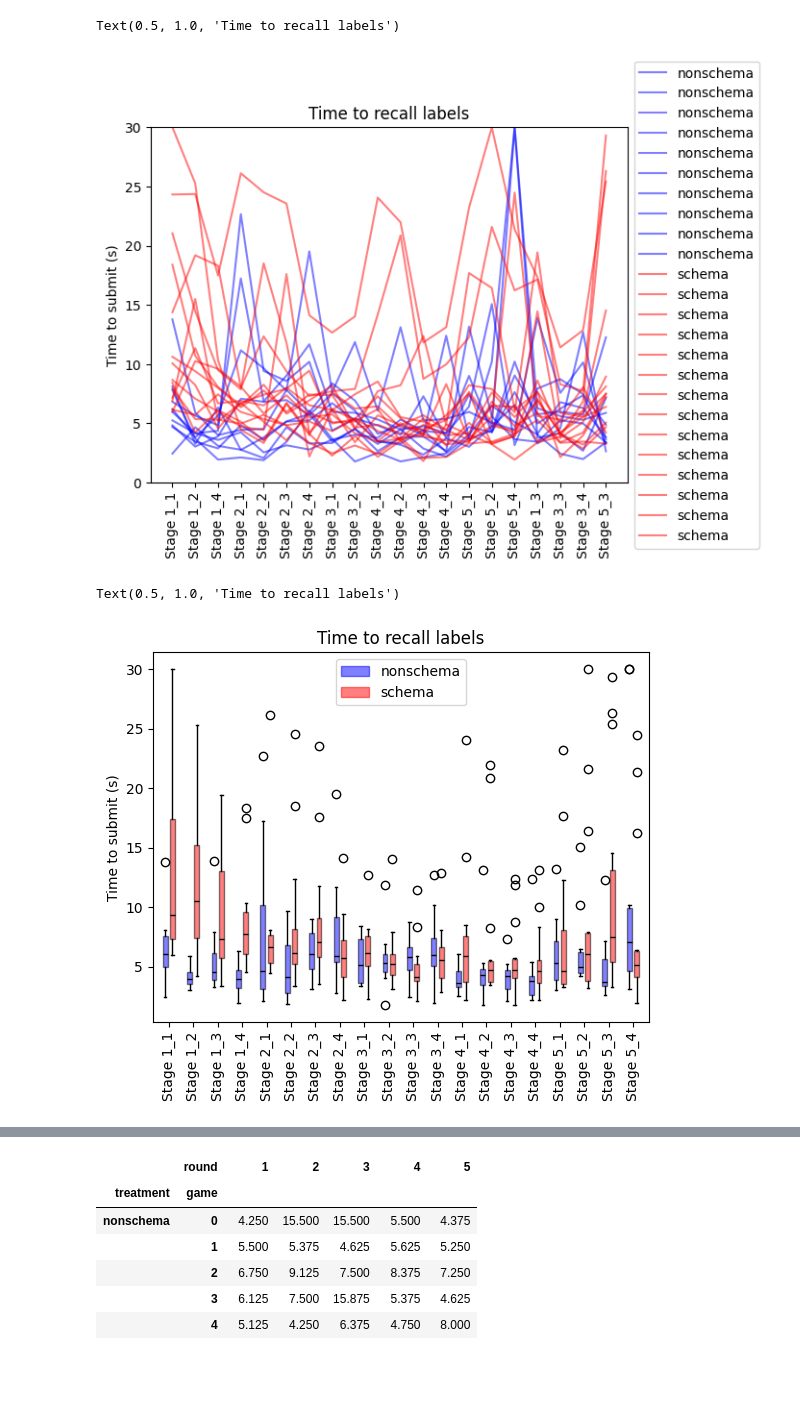
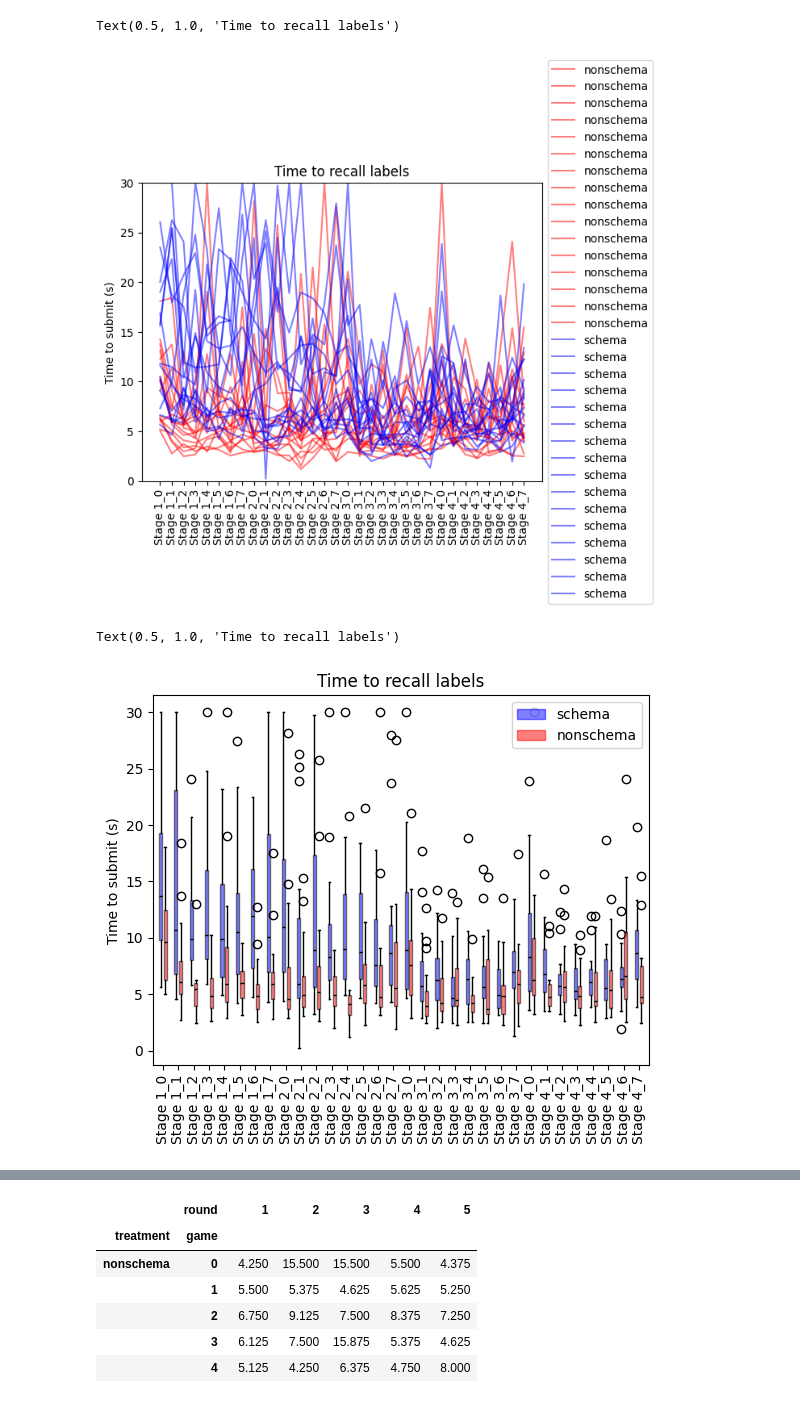
Before and after one commit to JamesPHoughton/organizational-schema-formation, a Jupyter notebook: pilot/revision_202503/analysis.ipynb, the cells around one changed output, grey strips where cells are left out. Saved outputs shown, nothing was run; the diff lists cells and outputs as text; code cells hidden in the pictures; blank space fills up the shorter version.

```diff
--- a/pilot/revision_202503/analysis.ipynb
+++ b/pilot/revision_202503/analysis.ipynb
@@ -34,8 +31,9 @@ import re
 # filename = 'batch_20240411_1440_MITMBA.scienceData.jsonl'
 # filename = 'batch_20240416_1753_MITMBA.scienceData.jsonl'
 filenames = [
-    "batch_20240411_1440_MITMBA.scienceData.jsonl",
-    "batch_20240416_1753_MITMBA.scienceData.jsonl"
+    # "batch_20250317_1538_pilotA.scienceData.jsonl",
+   "batch_20250618_1821_pilot.scienceData.jsonl",
+   "batch_20250708_1813_pilot.scienceData.jsonl"
 ]
 data = []
 for filename in filenames:
@@ -62,6 +60,6 @@ for i, row in enumerate(sorted_data):
     new_data.append(row)
 
 data = new_data
-index = pd.MultiIndex.from_tuples([(row['treatment']["name"], row['game'], row['player']) for row in data], names=['treatment', 'game', 'player'])
+index = pd.MultiIndex.from_tuples([(row['treatment']["name"], row['gameId'][-6:], row['position']) for row in data], names=['treatment', 'game', 'player'])
 len(data)
 # %% [output]
@@ -295,7 +306,7 @@ Text(0.5, 1.0, 'Time to coordinate labels')
 recall_stages = sorted([label for label in submit_times.columns if 'recall' in label])
 
 for i, row in submit_times.iterrows():
-    plt.plot(row[recall_stages].fillna(30), c=('blue' if i[0] == 'nonschema' else 'red'), alpha=0.5, label=f"{i[0]}")
+    plt.plot(row[recall_stages].fillna(30), c=('blue' if i[0] == 'schema' else 'red'), alpha=0.5, label=f"{i[0]}")
 
 plt.xticks(rotation=90)
 plt.ylim(0, 30)
@@ -305,22 +316,22 @@ plt.ylabel('Time to submit (s)')
 plt.title("Time to recall labels")
 # %% [output]
 Text(0.5, 1.0, 'Time to recall labels')
-[figure, old version]
+[figure, new version]
 # %%
 recall_stages = sorted([label for label in submit_times.columns if 'recall' in label])
 recall_times = submit_times[recall_stages].fillna(30)
-plt.boxplot(recall_times.loc["nonschema"], positions=np.arange(0, len(recall_stages))-.15, widths=0.2, patch_artist=True, boxprops=dict(facecolor='blue', alpha=.5), medianprops=dict(color='black'))
-plt.boxplot(recall_times.loc["schema"], positions=np.arange(0, len(recall_stages))+.15, widths=0.2, patch_artist=True, boxprops=dict(facecolor='red', alpha=.5), medianprops=dict(color='black'))
+plt.boxplot(recall_times.loc["schema"], positions=np.arange(0, len(recall_stages))-.15, widths=0.2, patch_artist=True, boxprops=dict(facecolor='blue', alpha=.5), medianprops=dict(color='black'))
+plt.boxplot(recall_times.loc["nonschema"], positions=np.arange(0, len(recall_stages))+.15, widths=0.2, patch_artist=True, boxprops=dict(facecolor='red', alpha=.5), medianprops=dict(color='black'))
 plt.xticks(range(len(recall_stages)),[re.sub(r'submitButton_recall_', 'Stage ', label) for label in recall_stages], rotation=90)
 
 import matplotlib.patches as mpatches
 
-blue_patch = mpatches.Patch(color='blue', alpha=.5, label='nonschema')
-red_patch = mpatches.Patch(color='red', alpha=.5, label='schema')
+blue_patch = mpatches.Patch(color='blue', alpha=.5, label='schema')
+red_patch = mpatches.Patch(color='red', alpha=.5, label='nonschema')
 
 plt.legend(handles=[blue_patch, red_patch])
 plt.ylabel('Time to submit (s)')
 plt.title("Time to recall labels")
 # %% [output]
 Text(0.5, 1.0, 'Time to recall labels')
-[figure, old version]
+[figure, new version]
```
Also changed, not shown: parts of 33 cells of this notebook, 12 other files.
